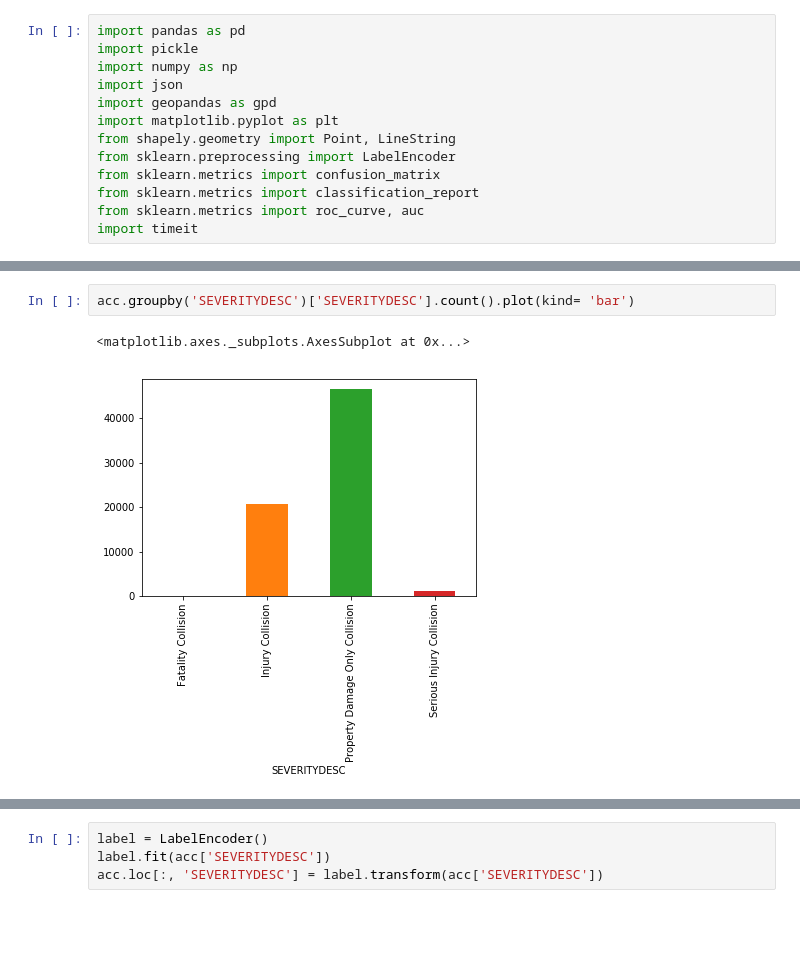
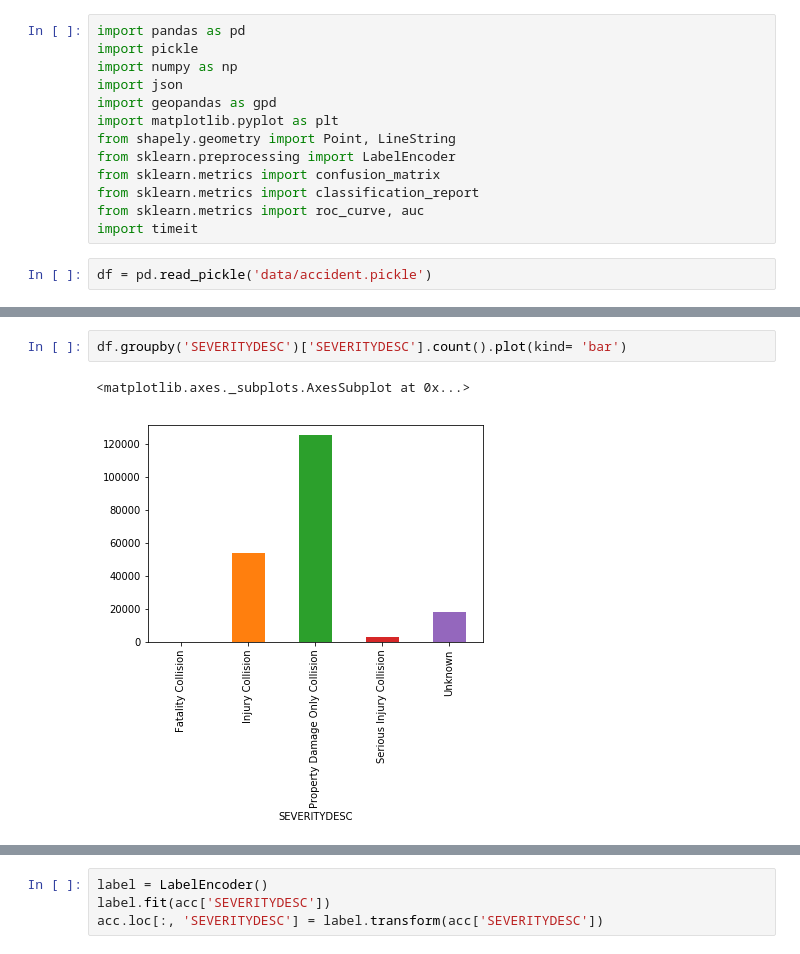
Before and after one commit to gsaidov/capstone, a Jupyter notebook: eda.ipynb, the cells around one changed output, grey strips where cells are left out. Drawn from its saved outputs; the diff is of its cells as text; blank space fills up the shorter version.

```diff
--- a/eda.ipynb
+++ b/eda.ipynb
@@ -11,3 +11,5 @@ from sklearn.metrics import confusion_matrix
 from sklearn.metrics import classification_report
 from sklearn.metrics import roc_curve, auc
 import timeit
+# %%
+df = pd.read_pickle('data/accident.pickle')
@@ -21,6 +43,6 @@ acc[(acc['month'] == 12) & (acc['day']== 31)].plot(ax = ax, markersize =20, colo
 # %%
-acc.groupby('SEVERITYDESC')['SEVERITYDESC'].count().plot(kind= 'bar')
+df.groupby('SEVERITYDESC')['SEVERITYDESC'].count().plot(kind= 'bar')
 # %% [output]
 <matplotlib.axes._subplots.AxesSubplot at 0x...>
-[figure, old version]
+[figure, new version]
 # %%
```
Also changed, not shown: parts of 11 cells of this notebook.
